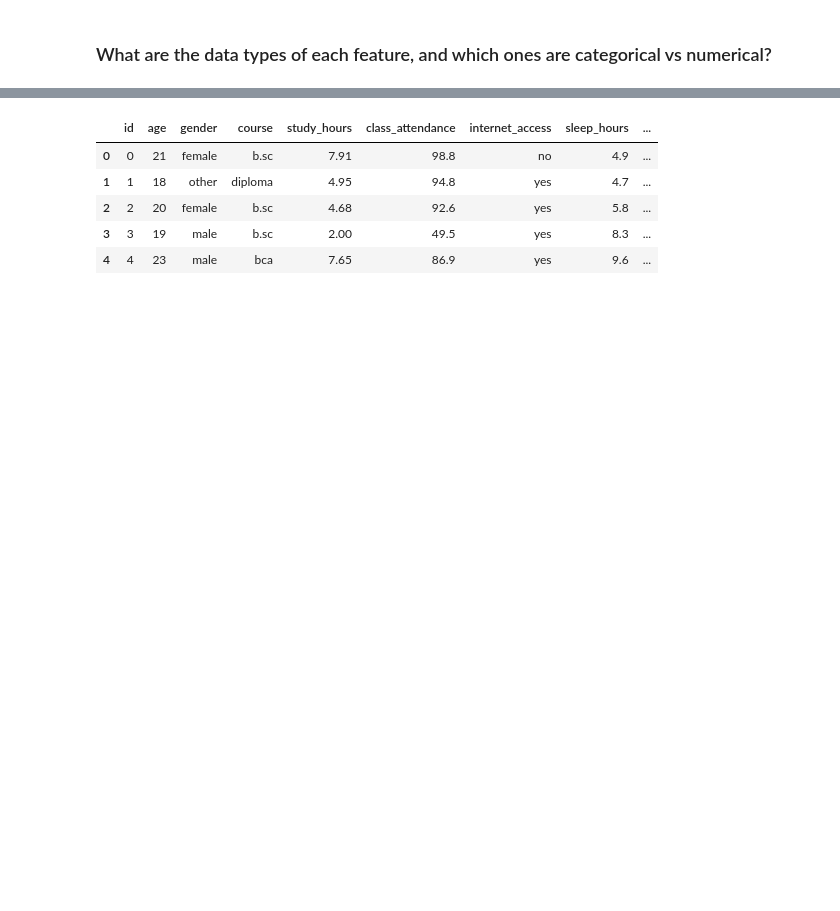
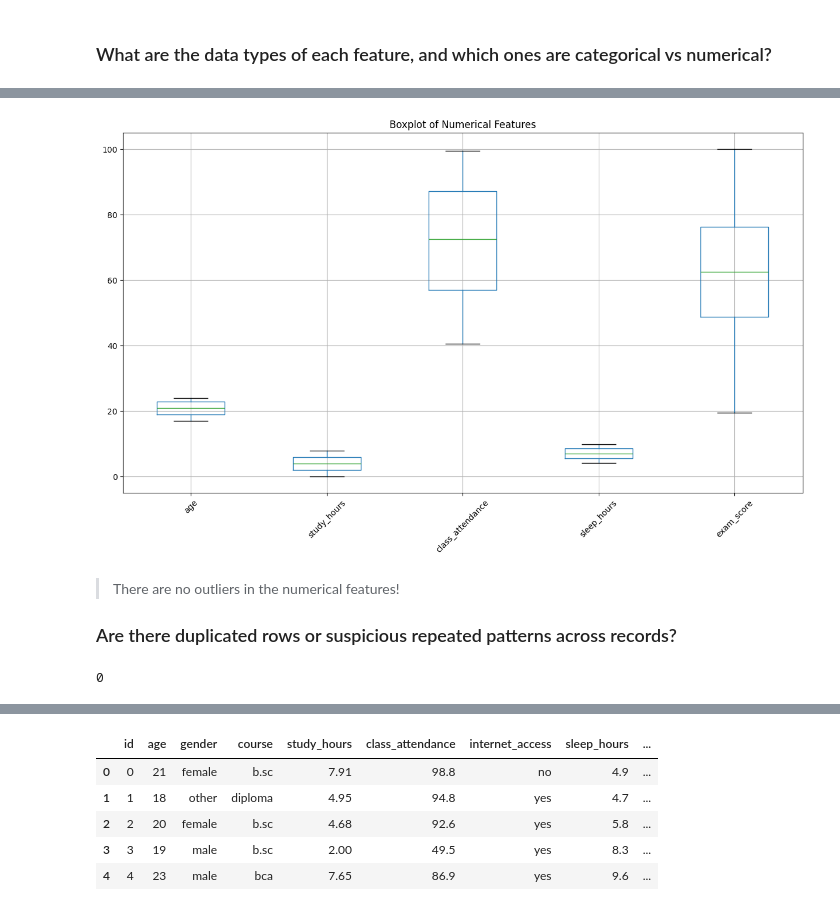
Before and after one commit to Darknight47/Kaggle-Playgrounds, a Jupyter notebook: Student Test Scores/data_understanding.ipynb, the cells around one changed output, grey strips where cells are left out. Saved outputs shown, nothing was run; the diff lists cells and outputs as text; code cells hidden in the pictures; blank space fills up the shorter version.

```diff
--- a/Student Test Scores/data_understanding.ipynb
+++ b/Student Test Scores/data_understanding.ipynb
@@ -3,5 +5,7 @@ import pandas as pd
 # %%
 df = pd.read_csv("dataset/train.csv")
+# %%
+df = df.drop(columns=['id'])
 # %%
 df.isnull().sum()
 # %% [output]
@@ -61,0 +75,18 @@ memory usage: 62.5+ MB
+# %%
+numeric_cols = df.select_dtypes(include=['int64', 'float64']).columns
+
+plt.figure(figsize=(15, 8))
+df[numeric_cols].boxplot()
+plt.title("Boxplot of Numerical Features")
+plt.xticks(rotation=45)
+plt.show()
+# %% [output]
+[figure, added]
+# %% [markdown]
+> There are no outliers in the numerical features!
+
+### Are there duplicated rows or suspicious repeated patterns across records?
+# %%
+df.duplicated().sum()
+# %% [output]
+0
```
Also changed, not shown: parts of 17 cells of this notebook.
